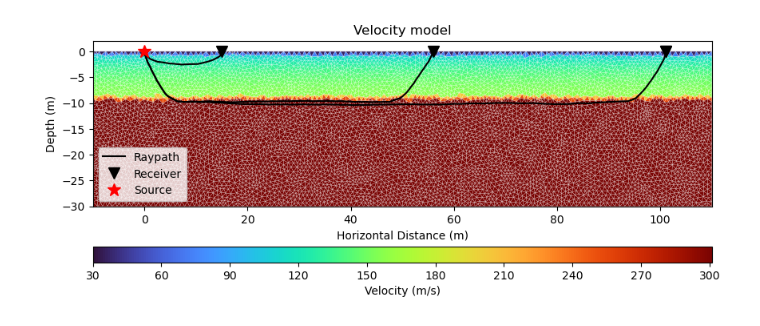
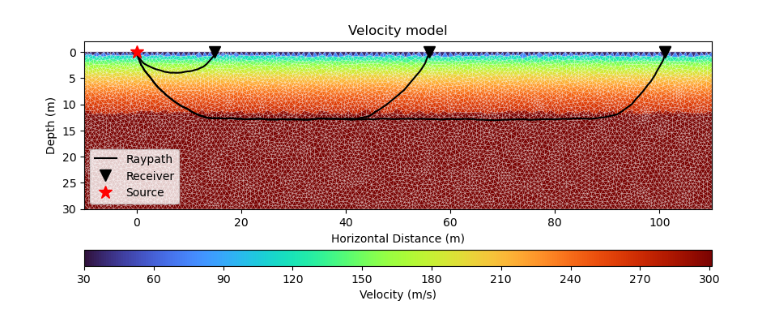
Before and after one commit to astroChance/LunarIce, a Jupyter notebook: notebooks/Lunar_Shallow_Refraction.ipynb, the cells around one changed output. Drawn from its saved outputs; the diff is of its cells as text; code cells hidden in the pictures.

```diff
--- a/notebooks/Lunar_Shallow_Refraction.ipynb
+++ b/notebooks/Lunar_Shallow_Refraction.ipynb
@@ -54,11 +272,52 @@ def first_layer_vel(node):
     Equation that defines the shallow (<10m) regolith
     velocity profile
     """
-    vel = 55 * (abs(node.y())/0.015)**(1/6.)
+    vel = 55 * (abs(node.y())/0.01)**(1/6.)
     return vel
 
-second_layer_depth = 9
-second_layer_velocity = 300.
+# def first_layer_vel(node):
+#     """
+#     play with 1/3 power vels, can this fit?
+#     """
+#     vel = 20 * (abs(node.y())/0.005)**(1/3)
+#     return vel
+
+def amos_vp(depth):
+    multiplier = 1.5
+    divider = 0.000022
+    power = 0.42
+    vel = multiplier * (depth/divider)**power
+    return vel
+
+def fit_vel(depth):
+    multiplier = 1
+    divider = 0.00000075
+    power = 1/3
+    vel = multiplier * (depth/divider)**power
+    return vel
+
+def apollo_fit_vel(depth):
+    """
+    Use the BA model +PR fit, adjust RP model parameters
+    (i.e. contact ratio) to try to make a velocity
+    profile that is consistent with Apollo observations
+    """
+    multiplier = 1.5
+    divider = 0.000004
+    power = 0.35
+    vel = multiplier * (depth/divider)**power
+    return vel
+
+# def fit_vel(depth):
+#     multiplier = 2.5
+#     divider = 0.00000000005
+#     power = 1/6
+#     vel = multiplier * (depth/divider)**power
+#     return vel
+
+
+second_layer_depth = 12
+second_layer_velocity = 332.
 
 
 
@@ -73,10 +332,14 @@ mesh_gradient = mt.createMesh(plc, quality=33, area=0.5, smooth=[1,10])
 vel_gradient = []
 for node in mesh_gradient.nodes():
 
+    # vel_gradient.append(fit_vel(abs(node.y())))
+
     if node.y() < -1*second_layer_depth:
         vel_gradient.append(second_layer_velocity)
     else:
-        vel_gradient.append(first_layer_vel(node))
+        # vel_gradient.append(first_layer_vel(node))
+        # vel_gradient.append(amos_vp(abs(node.y())))
+        vel_gradient.append(apollo_fit_vel(abs(node.y())))
 
 
 vel_gradient = pg.meshtools.nodeDataToCellData(mesh_gradient,
@@ -122,7 +385,7 @@ vel_plot, cb = pg.show(mesh_gradient, vel_gradient, ax=ax, label="Velocity (m/s)
 drawMesh(ax, mesh_gradient, color="white", lw=0.21)
 
 # We compare the accuracy for 0-5 secondary nodes
-sec_nodes = [7]
+sec_nodes = [5]
 t_all = []
 durations = []
 paths = []
@@ -181,6 +444,8 @@ cb.ax.xaxis.set_ticks(ticks)
 ax.set_title("Velocity model")
 ax.set_xlabel("Horizontal Distance (m)")
 ax.legend()
+ticks =  ax.get_yticks()
+ax.set_yticklabels([int(abs(tick)) for tick in ticks])
 ax.set_ylabel("Depth (m)")
 plt.show()
 
@@ -188,15 +453,28 @@ plt.show()
 
 ##~~~~~~~~~~~~~~~~~
 ## Traveltime Plot
-vel_data_path = './Martella_Apollo14_Picks.txt'
-ap14_vels = np.genfromtxt(vel_data_path, dtype=np.float32, skip_header=4, encoding='utf-8')
+vel_data_path = '../data/Martella_Apollo_14.txt'
+ap14_vels = np.genfromtxt(vel_data_path, dtype=np.float32, skip_header=1, encoding='utf-8')
+vel_data_path = '../data/Martella_Apollo_16.txt'
+ap16_vels = np.genfromtxt(vel_data_path, dtype=np.float32, skip_header=1, encoding='utf-8')
+
+
+## Average vel lines
+avg_vel1 = 100
+avg_vel2 = 140
+avg_val_compdist = 25  #offset distance over which to plot layer 1 avg vel
+avg_plot_dist = np.arange(avg_val_compdist)
+avg_times1 = avg_plot_dist/(avg_vel1/1000)
+avg_times2 = avg_plot_dist/(avg_vel2/1000)
 
 
 fig, ax = plt.subplots(1, 1, figsize=(5, 5), sharex=False)
 for i, n in enumerate(sec_nodes):
     ax.plot(px, t_all[i] * 1000, zorder=1)
 ax.scatter(ap14_vels[:,0],ap14_vels[:,1], marker='d', edgecolors='red',
-           facecolors='None', label='Martella', zorder=2)
+           facecolors='None', label='Apollo 14 - Martella', zorder=2)
+ax.scatter(ap16_vels[:,0],ap16_vels[:,1], marker='d', edgecolors='blue',
+           facecolors='None', label='Apollo 16 - Martella', zorder=3)
 
 gidxs = []
 for p in recs:
@@ -204,11 +482,17 @@ for p in recs:
     gidxs.append(curr_gidx)
 ax.scatter(px[gidxs], t_all[0][gidxs] * 1000, marker='v', c='black', s=50,
           label='Modeled Receiver', zorder=3)
+ax.set(ylabel="Traveltime (ms)",
+      xlabel="Horizontal Distance (m)",
+      axisbelow=True,
+      facecolor="whitesmoke")
 
-ax.set_ylabel("Traveltime (ms)")
-ax.set_xlabel("Horizontal Distance (m)")
+ax.plot(avg_plot_dist, avg_times1, ls=":", color="black")
+ax.plot(avg_plot_dist, avg_times2, ls="-.", color="black")
+
+ax.grid("both")
 ax.legend()
-plt.xlim(0,60)
-plt.ylim(0,350)
+plt.xlim(0,92)
+plt.ylim(0,400)
 plt.show()
 # %% [output]
@@ -217 +501 @@ Raytracing with 7 secondary nodes: Elapsed time is 13.06 seconds.
-[figure, old version]
+[figure, new version]
```
Also changed, not shown: parts of 3 cells of this notebook, 34 other files.
